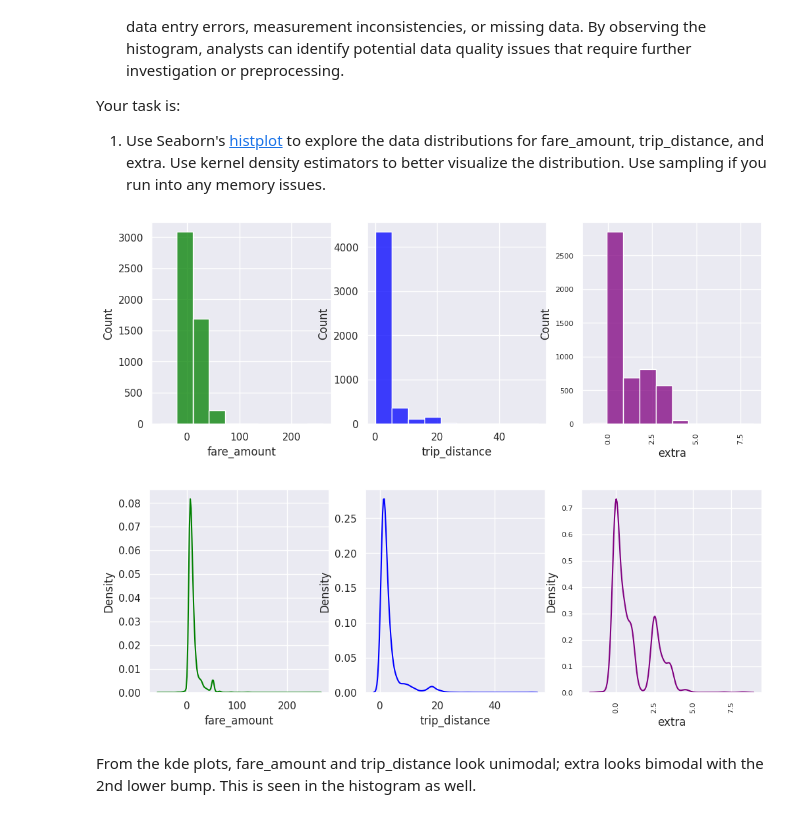
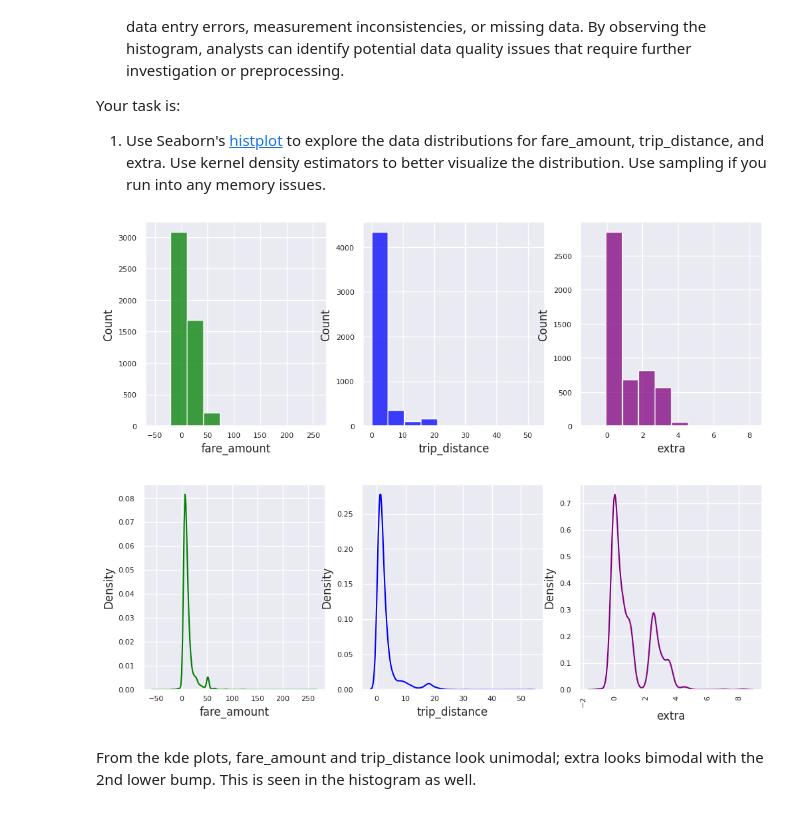
Before and after one commit to seecode4/seeRepo1, a Jupyter notebook: Student_MLE_MiniProject_EDA.ipynb, the cells around one changed output. Drawn from its saved outputs; the diff is of its cells as text; code cells hidden in the pictures.

```diff
--- a/Student_MLE_MiniProject_EDA.ipynb
+++ b/Student_MLE_MiniProject_EDA.ipynb
@@ -371,33 +371,37 @@ Your task is:
 # %%
 # Explore data distributions for 'fare_amount', 'trip_distance' and 'extra' using Seaborn's histplot.
 # Sample the data if you run into memory issues.
 
 # Get the numeric data types
 df_num = df.select_dtypes(include='number')
 
 # sample data to help with runtime
 num_samples = 5000
 df_nsamp = df_num.sample(num_samples, random_state=1234)
 
 # Plot setup to do 3 side by side histogram plots
 fig, ax = plt.subplots(1, 3, figsize=(12,4))
-plt.xticks(fontsize=8, rotation=90)
-plt.yticks(fontsize=8)
+plt.rcParams.update({'axes.titlesize': 'medium', 'axes.labelsize':'medium',
+                     'ytick.labelsize': 8, 'xtick.labelsize': 8,
+                     'xtick.direction': 'inout'})
 sns.histplot(data=df_nsamp, x='fare_amount', bins=10, color='green', ax=ax[0])
 sns.histplot(data=df_nsamp, x='trip_distance', bins=10, color='blue', ax=ax[1])
 sns.histplot(data=df_nsamp, x='extra', bins=10, color='purple', ax=ax[2])
 plt.show()
 
 # Plot setup to do 3 side by side kde plots
 fig, ax = plt.subplots(1, 3, figsize=(12,4))
+plt.rcParams.update({'axes.titlesize': 'medium', 'axes.labelsize':'medium',
+                     'ytick.labelsize': 8, 'xtick.labelsize': 8,
+                     'xtick.direction': 'inout'})
 plt.xticks(fontsize=8, rotation=90)
 plt.yticks(fontsize=8)
 sns.kdeplot(data=df_nsamp, x='fare_amount', color='green', ax=ax[0])
 sns.kdeplot(data=df_nsamp, x='trip_distance', color='blue', ax=ax[1])
 sns.kdeplot(data=df_nsamp, x='extra', color='purple', ax=ax[2])
 plt.show()
 # %% [output]
-[figure, old version]
+[figure, new version]
-[figure, old version]
+[figure, new version]
 # %% [markdown]
 From the kde plots, fare_amount and trip_distance look unimodal; extra looks bimodal with the 2nd lower bump. This is seen in the histogram as well.
```
Also changed, not shown: parts of 7 cells of this notebook.
